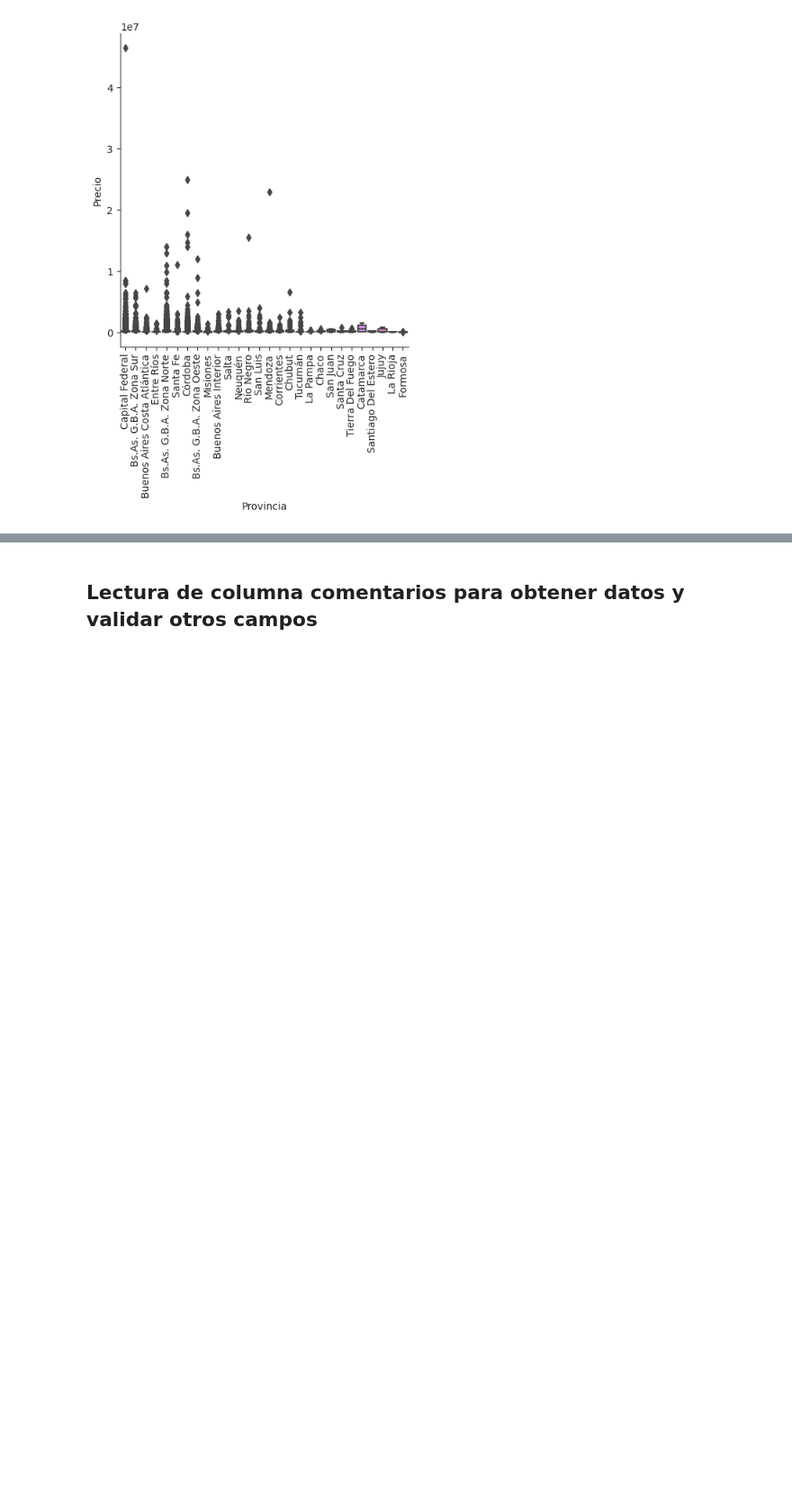
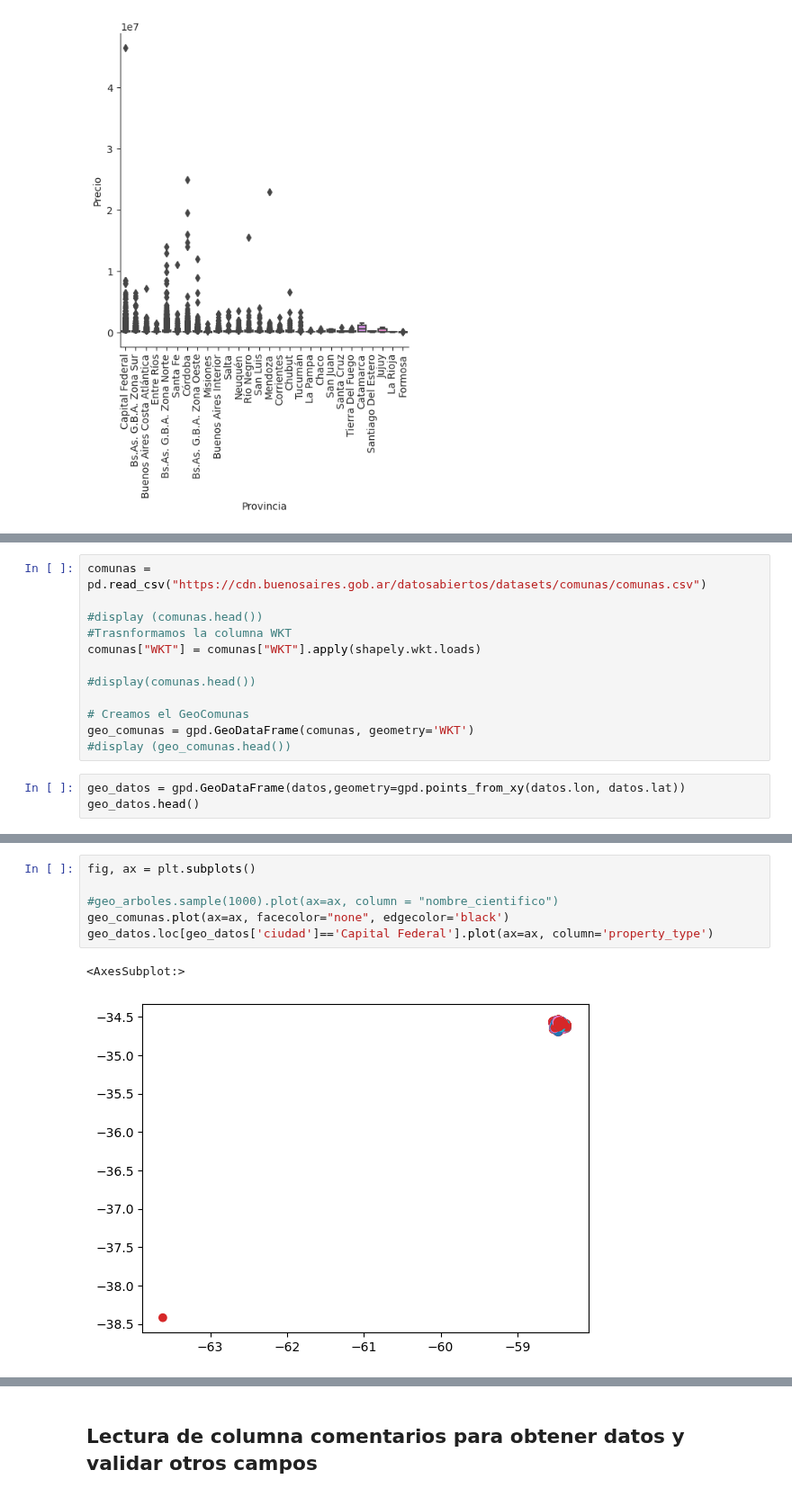
Before and after one commit to Facundo-Peloso/DH-TP-1---Grupo-10, a Jupyter notebook: Main-TP1 copy.ipynb, the cells around one changed output, grey strips where cells are left out. Shown at 90% size. Saved outputs shown, nothing was run; the diff lists cells and outputs as text; blank space fills up the shorter version.

```diff
--- a/Main-TP1 copy.ipynb
+++ b/Main-TP1 copy.ipynb
@@ -1055,0 +1079,15 @@ with sns.axes_style(style='ticks'):
+# %%
+comunas = pd.read_csv("https://cdn.buenosaires.gob.ar/datosabiertos/datasets/comunas/comunas.csv")
+
+#display (comunas.head())
+#Trasnformamos la columna WKT
+comunas["WKT"] = comunas["WKT"].apply(shapely.wkt.loads)
+
+#display(comunas.head())
+
+# Creamos el GeoComunas
+geo_comunas = gpd.GeoDataFrame(comunas, geometry='WKT')
+#display (geo_comunas.head())
+# %%
+geo_datos = gpd.GeoDataFrame(datos,geometry=gpd.points_from_xy(datos.lon, datos.lat))
+geo_datos.head()
@@ -1055,0 +1102,9 @@ with sns.axes_style(style='ticks'):
+# %%
+fig, ax = plt.subplots()
+
+#geo_arboles.sample(1000).plot(ax=ax, column = "nombre_cientifico")
+geo_comunas.plot(ax=ax, facecolor="none", edgecolor='black')
+geo_datos.loc[geo_datos['ciudad']=='Capital Federal'].plot(ax=ax, column='property_type')
+# %% [output]
+<AxesSubplot:>
+[figure, added]
```
Also changed, not shown: parts of 21 cells of this notebook.
